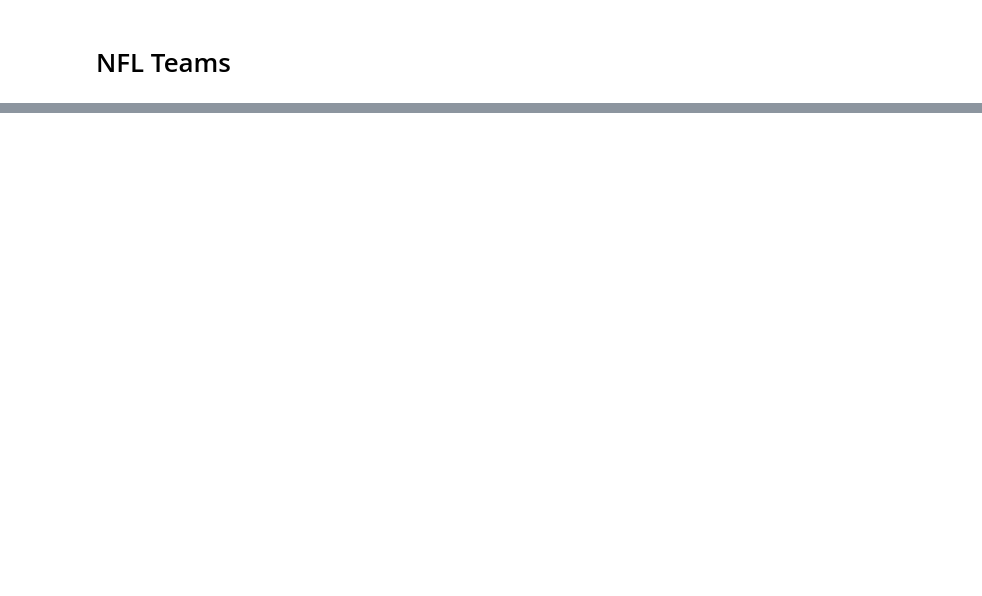
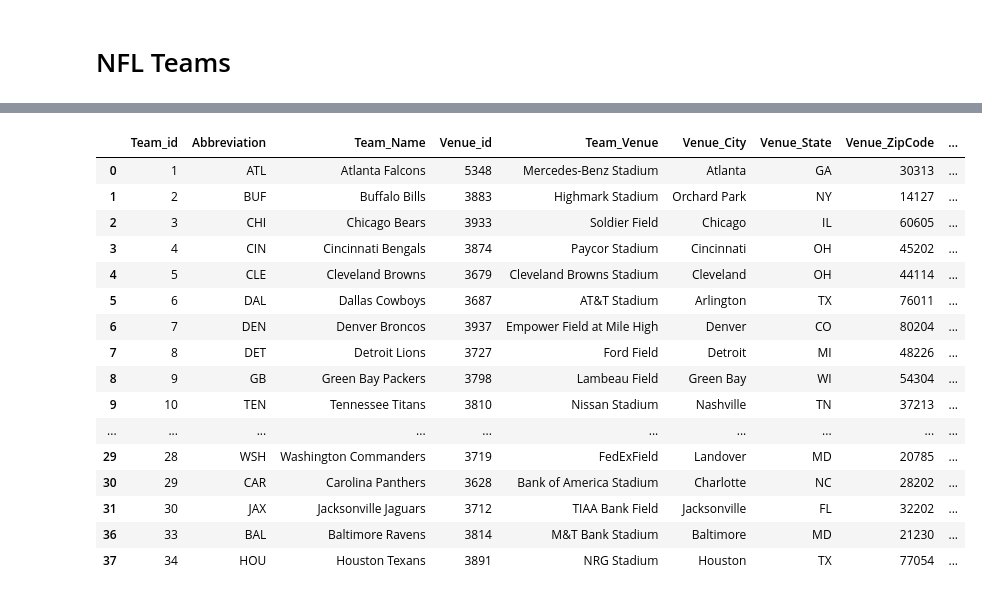
Before and after one commit to gusmendesbh/project3-group1, a Jupyter notebook: project3_teams.ipynb, the cells around one changed output, grey strips where cells are left out. Cells and saved outputs as stored; diff of their text form; code cells hidden in the pictures; blank space fills up the shorter version.

```diff
--- a/project3_teams.ipynb
+++ b/project3_teams.ipynb
@@ -57,3 +71,6 @@ team_df.head()
 # %%
 
 team_df.to_csv('data/teams.csv',index=False)
+# %%
+venue_df=pd.DataFrame(venue)
+venue_df.head()
@@ -59,0 +84,22 @@ team_df.to_csv('data/teams.csv',index=False)
+# %%
+merged_teamvenue_df=team_df.merge(venue_df,on="Venue_id",how='left')
+teamvenue_cleaned=merged_teamvenue_df.loc[(merged_teamvenue_df['Team_id']!='31') & (merged_teamvenue_df['Team_id']!='32')]
+teamvenue_cleaned.head(40)
+# %% [output]
+|  | Team_id | Abbreviation | Team_Name | Venue_id | Team_Venue | Venue_City | Venue_State | Venue_ZipCode | ... |
+| 0 | 1 | ATL | Atlanta Falcons | 5348 | Mercedes-Benz Stadium | Atlanta | GA | 30313 | ... |
+| 1 | 2 | BUF | Buffalo Bills | 3883 | Highmark Stadium | Orchard Park | NY | 14127 | ... |
+| 2 | 3 | CHI | Chicago Bears | 3933 | Soldier Field | Chicago | IL | 60605 | ... |
+| 3 | 4 | CIN | Cincinnati Bengals | 3874 | Paycor Stadium | Cincinnati | OH | 45202 | ... |
+| 4 | 5 | CLE | Cleveland Browns | 3679 | Cleveland Browns Stadium | Cleveland | OH | 44114 | ... |
+| 5 | 6 | DAL | Dallas Cowboys | 3687 | AT&T Stadium | Arlington | TX | 76011 | ... |
+| 6 | 7 | DEN | Denver Broncos | 3937 | Empower Field at Mile High | Denver | CO | 80204 | ... |
+| 7 | 8 | DET | Detroit Lions | 3727 | Ford Field | Detroit | MI | 48226 | ... |
+| 8 | 9 | GB | Green Bay Packers | 3798 | Lambeau Field | Green Bay | WI | 54304 | ... |
+| 9 | 10 | TEN | Tennessee Titans | 3810 | Nissan Stadium | Nashville | TN | 37213 | ... |
+| ... | ... | ... | ... | ... | ... | ... | ... | ... | ... |
+| 29 | 28 | WSH | Washington Commanders | 3719 | FedExField | Landover | MD | 20785 | ... |
+| 30 | 29 | CAR | Carolina Panthers | 3628 | Bank of America Stadium | Charlotte | NC | 28202 | ... |
+| 31 | 30 | JAX | Jacksonville Jaguars | 3712 | TIAA Bank Field | Jacksonville | FL | 32202 | ... |
+| 36 | 33 | BAL | Baltimore Ravens | 3814 | M&T Bank Stadium | Baltimore | MD | 21230 | ... |
+| 37 | 34 | HOU | Houston Texans | 3891 | NRG Stadium | Houston | TX | 77054 | ... |
```
Also changed, not shown: parts of 7 cells of this notebook, 1 other file.
